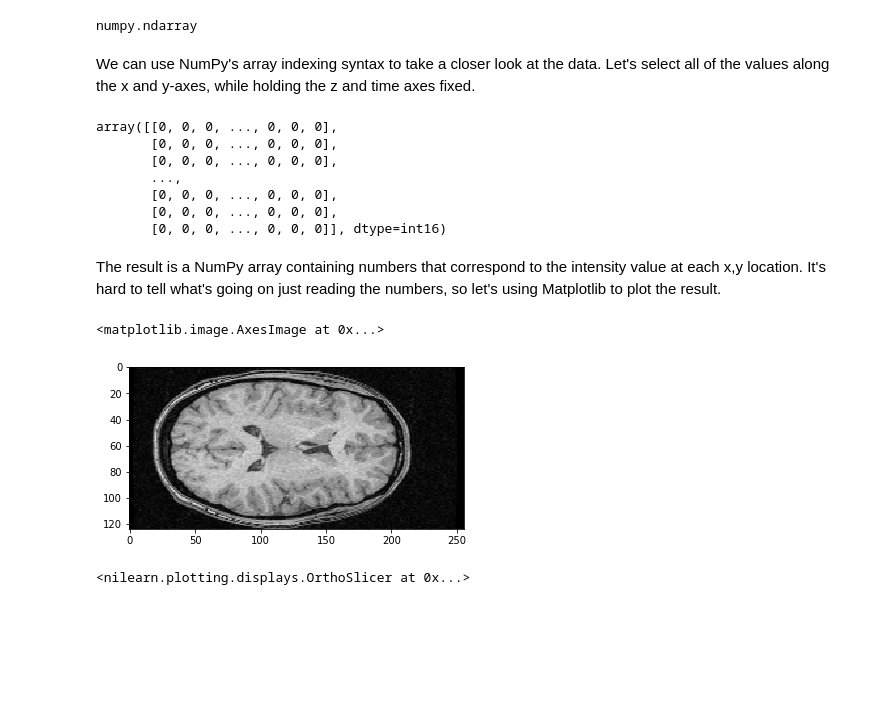
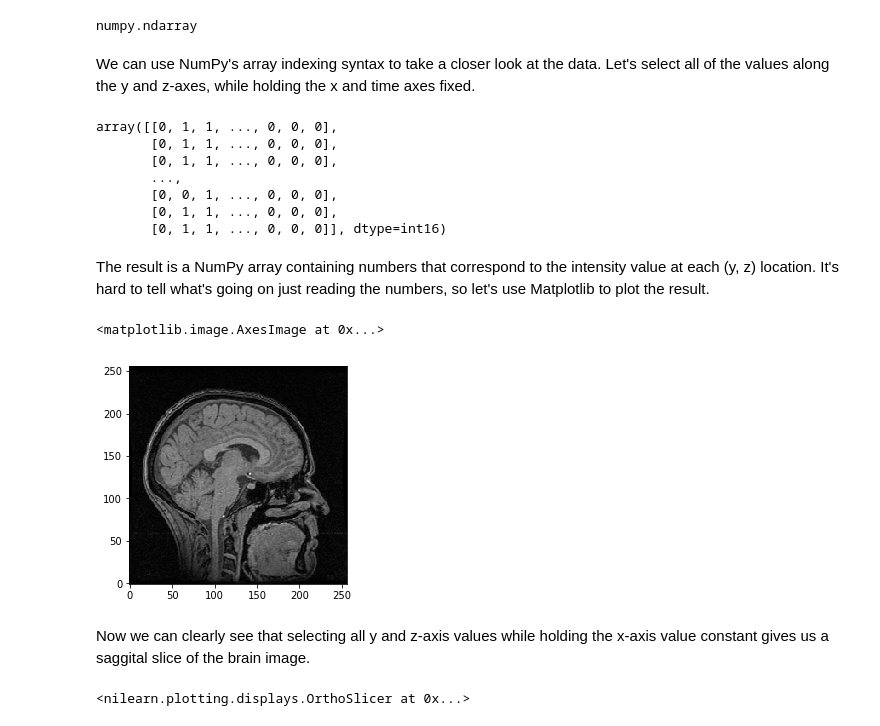
Before and after one commit to beausievers/learn-neuroimaging, a Jupyter notebook: module_01_how_brain_images_are_stored.ipynb, the cells around one changed output. Saved outputs shown, nothing was run; the diff lists cells and outputs as text; code cells hidden in the pictures; blank space fills up the shorter version.

Commit message:
basic plotting

```diff
--- a/module_01_how_brain_images_are_stored.ipynb
+++ b/module_01_how_brain_images_are_stored.ipynb
@@ -45,17 +43,17 @@ type(haxby_anat_data)
 # %% [output]
 numpy.ndarray
 # %% [markdown]
-We can use NumPy's array indexing syntax to take a closer look at the data. Let's select all of the values along the x and y-axes, while holding the z and time axes fixed.
+We can use NumPy's array indexing syntax to take a closer look at the data. Let's select all of the values along the y and z-axes, while holding the x and time axes fixed.
 # %%
-haxby_anat_data[:, :, 100, 0]
+haxby_anat_data[65, :, :, 0]
 # %% [output]
-array([[0, 0, 0, ..., 0, 0, 0],
-       [0, 0, 0, ..., 0, 0, 0],
-       [0, 0, 0, ..., 0, 0, 0],
+array([[0, 1, 1, ..., 0, 0, 0],
+       [0, 1, 1, ..., 0, 0, 0],
+       [0, 1, 1, ..., 0, 0, 0],
        ...,
-       [0, 0, 0, ..., 0, 0, 0],
-       [0, 0, 0, ..., 0, 0, 0],
-       [0, 0, 0, ..., 0, 0, 0]], dtype=int16)
+       [0, 0, 1, ..., 0, 0, 0],
+       [0, 1, 1, ..., 0, 0, 0],
+       [0, 1, 1, ..., 0, 0, 0]], dtype=int16)
 # %% [markdown]
-The result is a NumPy array containing numbers that correspond to the intensity value at each x,y location. It's hard to tell what's going on just reading the numbers, so let's using Matplotlib to plot the result.
+The result is a NumPy array containing numbers that correspond to the intensity value at each (y, z) location. It's hard to tell what's going on just reading the numbers, so let's use Matplotlib to plot the result.
 # %%
@@ -62,7 +61,10 @@ The result is a NumPy array containing numbers that correspond to the intensity
 import matplotlib.pyplot as plt
-# %%
-plt.imshow(haxby_anat_data[:, :, 150, 0], cmap='gray', interpolation='none')
-# %% [output]
-<matplotlib.image.AxesImage at 0x...>
-[figure, removed]
+# %%
+# Note that we must _transpose_ the data and set the origin argument to 'lower'.
+plt.imshow(haxby_anat_data[65, :, :, 0].T, cmap='gray', interpolation='none', origin="lower")
+# %% [output]
+<matplotlib.image.AxesImage at 0x...>
+[figure, added]
+# %% [markdown]
+Now we can clearly see that selecting all y and z-axis values while holding the x-axis value constant gives us a saggital slice of the brain image.
 # %%
```
Also changed, not shown: parts of 3 cells of this notebook.
